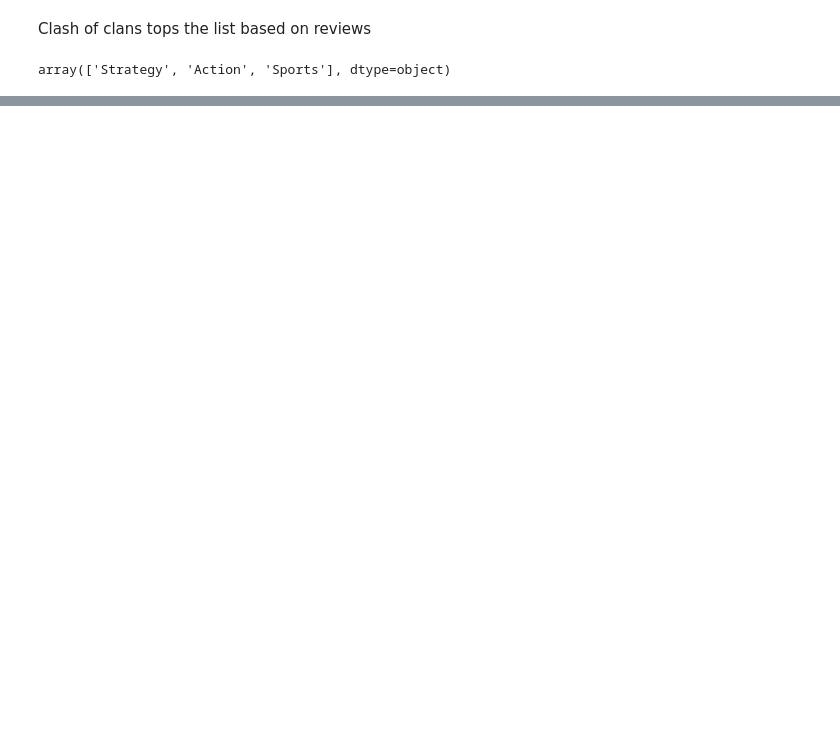
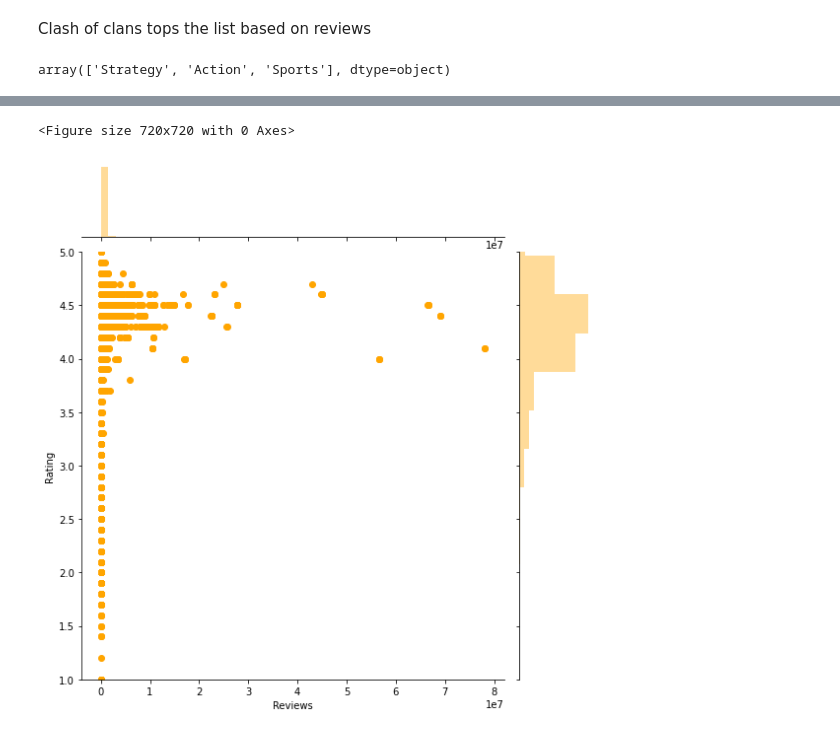
Before and after one commit to Shaheer-Imam/Data-Science, a Jupyter notebook: EDA/Google play apps EDA.ipynb, the cells around one changed output, grey strips where cells are left out. Saved outputs shown, nothing was run; the diff lists cells and outputs as text; code cells hidden in the pictures; blank space fills up the shorter version.

Commit message:
Ratings regression added

```diff
--- a/EDA/Google play apps EDA.ipynb
+++ b/EDA/Google play apps EDA.ipynb
@@ -303,0 +350,6 @@ g
+# %%
+plt.figure(figsize = (10,10))
+g = sns.jointplot(x="Reviews", y="Rating",color = 'orange', data=data_1,size = 8,ylim = (1,5));
+# %% [output]
+<Figure size 720x720 with 0 Axes>
+[figure, added]
```
Also changed, not shown: parts of 18 cells of this notebook.
